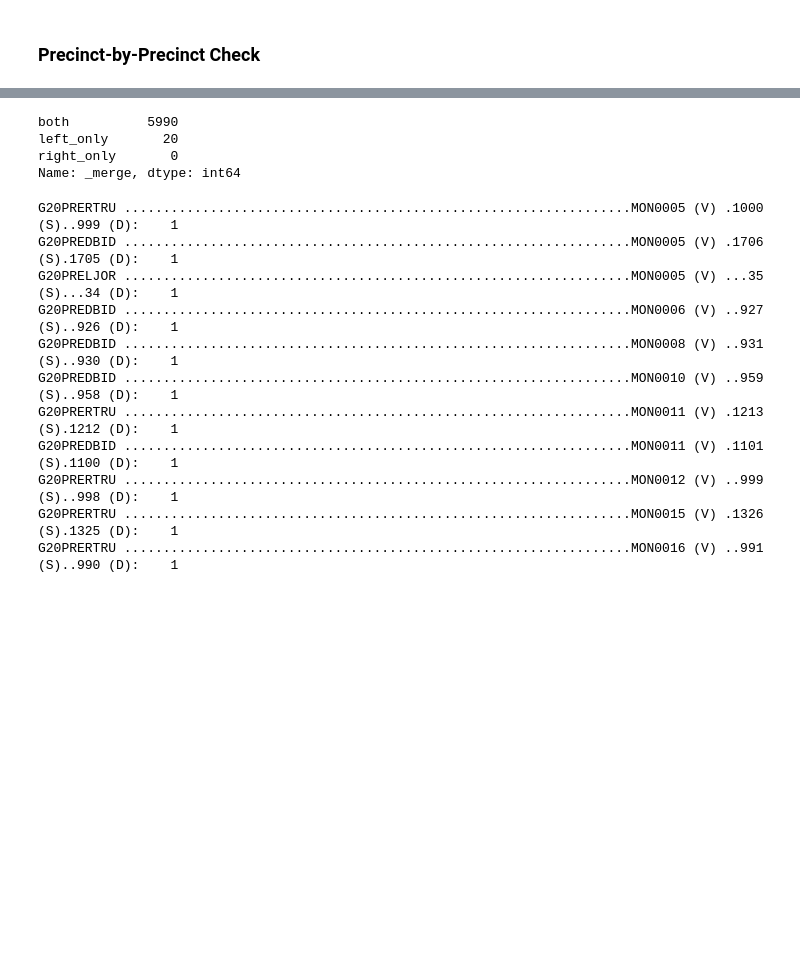
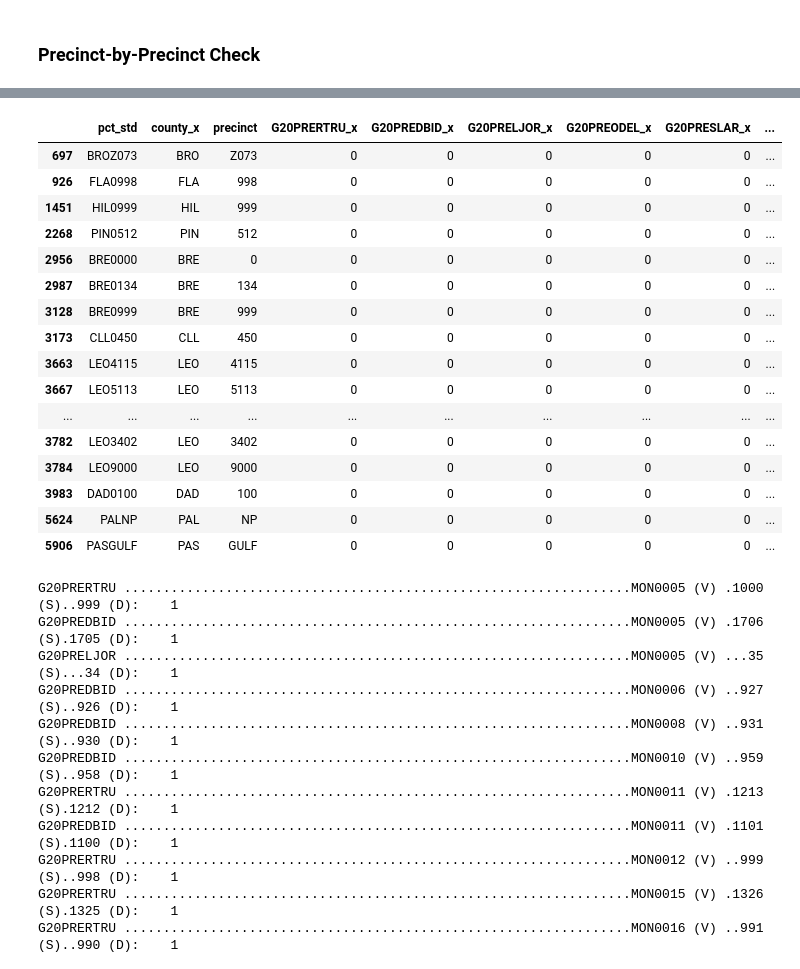
Before and after one commit to nonpartisan-redistricting-datahub/pdv-fl, a Jupyter notebook: vest-fl-2020/vest-fl-20-replication.ipynb, the cells around one changed output, grey strips where cells are left out. Drawn from its saved outputs; the diff is of its cells as text; code cells hidden in the pictures; blank space fills up the shorter version.

```diff
--- a/vest-fl-2020/vest-fl-20-replication.ipynb
+++ b/vest-fl-2020/vest-fl-20-replication.ipynb
@@ -585,13 +458,24 @@ election_vest_id_changes_dict = dict(zip(election_vest_id_changes["election_ID"]
 # %%
-pivoted_2020["pct_std"] = pivoted_2020["pct_std"].map(election_vest_id_changes_dict).fillna(pivoted_2020["pct_std"])
+#Confirm that the unjoined precincts contain 0 votes
+join_attempt_two[join_attempt_two["_merge"]=="left_only"]
+# %% [output]
+|  | pct_std | county_x | precinct | G20PRERTRU_x | G20PREDBID_x | G20PRELJOR_x | G20PREODEL_x | G20PRESLAR_x | ... |
+| 697 | BROZ073 | BRO | Z073 | 0 | 0 | 0 | 0 | 0 | ... |
+| 926 | FLA0998 | FLA | 998 | 0 | 0 | 0 | 0 | 0 | ... |
+| 1451 | HIL0999 | HIL | 999 | 0 | 0 | 0 | 0 | 0 | ... |
+| 2268 | PIN0512 | PIN | 512 | 0 | 0 | 0 | 0 | 0 | ... |
+| 2956 | BRE0000 | BRE | 0 | 0 | 0 | 0 | 0 | 0 | ... |
+| 2987 | BRE0134 | BRE | 134 | 0 | 0 | 0 | 0 | 0 | ... |
+| 3128 | BRE0999 | BRE | 999 | 0 | 0 | 0 | 0 | 0 | ... |
+| 3173 | CLL0450 | CLL | 450 | 0 | 0 | 0 | 0 | 0 | ... |
+| 3663 | LEO4115 | LEO | 4115 | 0 | 0 | 0 | 0 | 0 | ... |
+| 3667 | LEO5113 | LEO | 5113 | 0 | 0 | 0 | 0 | 0 | ... |
+| ... | ... | ... | ... | ... | ... | ... | ... | ... | ... |
+| 3782 | LEO3402 | LEO | 3402 | 0 | 0 | 0 | 0 | 0 | ... |
+| 3784 | LEO9000 | LEO | 9000 | 0 | 0 | 0 | 0 | 0 | ... |
+| 3983 | DAD0100 | DAD | 100 | 0 | 0 | 0 | 0 | 0 | ... |
+| 5624 | PALNP | PAL | NP | 0 | 0 | 0 | 0 | 0 | ... |
+| 5906 | PASGULF | PAS | GULF | 0 | 0 | 0 | 0 | 0 | ... |
-# %%
-join_attempt_two = pd.merge(vest_fl_20,pivoted_2020,how="outer",on="pct_std",indicator=True)
-join_attempt_two["_merge"].value_counts()
-# %% [output]
-both          5990
-left_only       20
-right_only       0
-Name: _merge, dtype: int64
 # %%
 def precinct_votes_check(merged_df,column_list,vest_on_left,name_col,print_level=0):
     """Checks a merged dataframe with two election results at the precinct level
```
Also changed, not shown: parts of 96 cells of this notebook.
